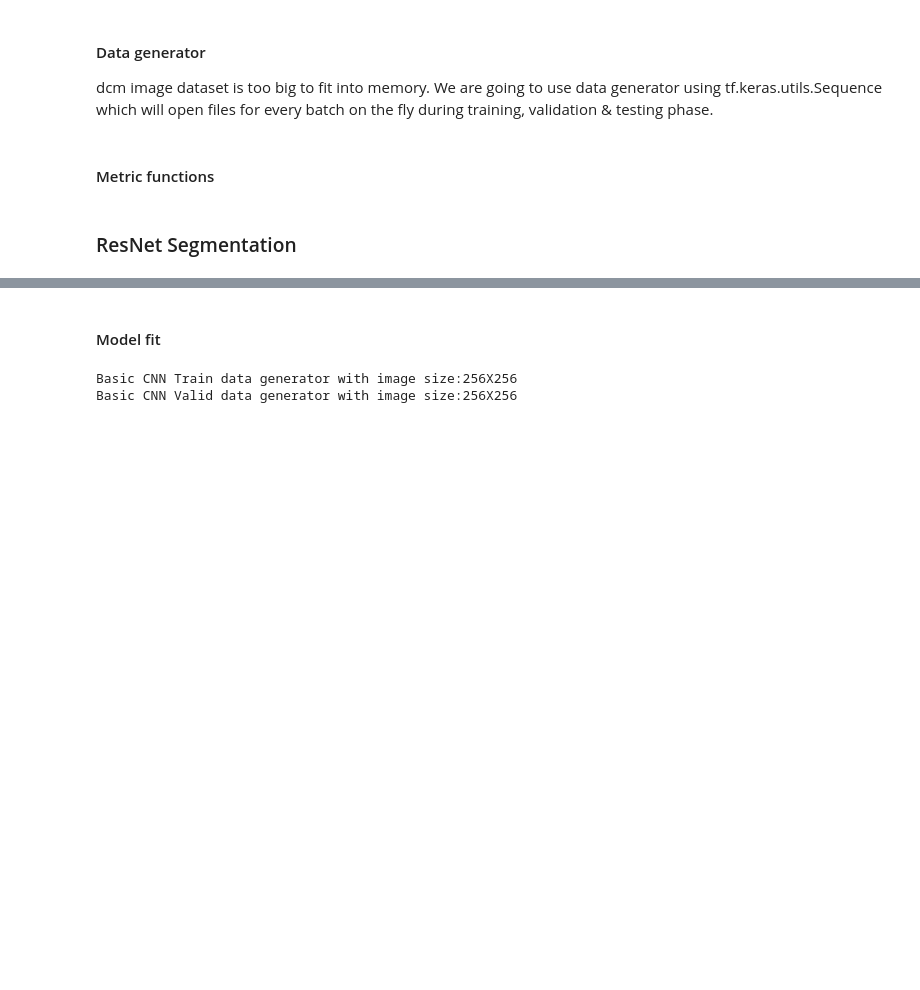
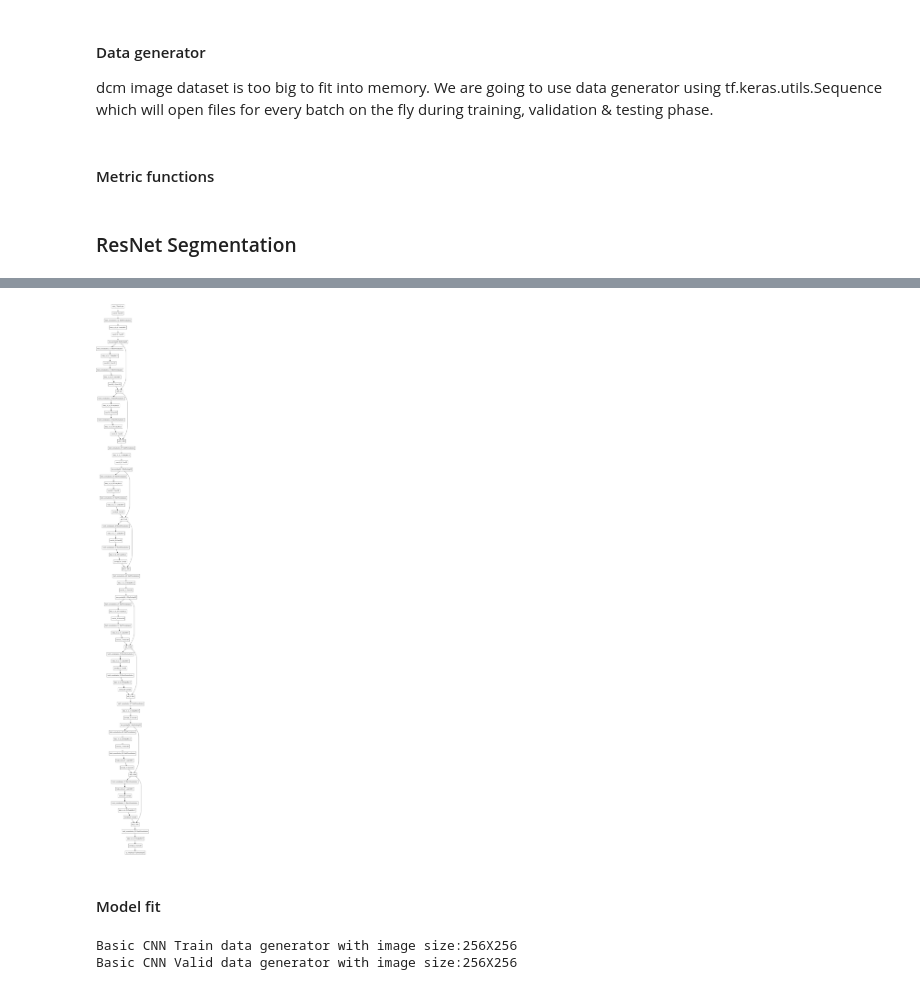
Before and after one commit to pswaruppk/GL_CAPSTONE, a Jupyter notebook: pneumonia_detection.ipynb, the cells around one changed output, grey strips where cells are left out. Drawn from its saved outputs; the diff is of its cells as text; code cells hidden in the pictures; blank space fills up the shorter version.

Commit message:
Added model  architecture flow diagram

```diff
--- a/pneumonia_detection.ipynb
+++ b/pneumonia_detection.ipynb
@@ -1650,6 +1653,10 @@ Trainable params: 12,718,305
 Non-trainable params: 9,664
 __________________________________________________________________________________________________
 None
+# %%
+plot_model(model)
+# %% [output]
+[figure, added]
 # %%
 # print('patient:',df_final_reduce[df_final_reduce.Target == 1].sample().patientId)
 # bbox_map_reduce['400c2833-e303-4822-903a-621dd055712e']
```
Also changed, not shown: parts of 8 cells of this notebook.
